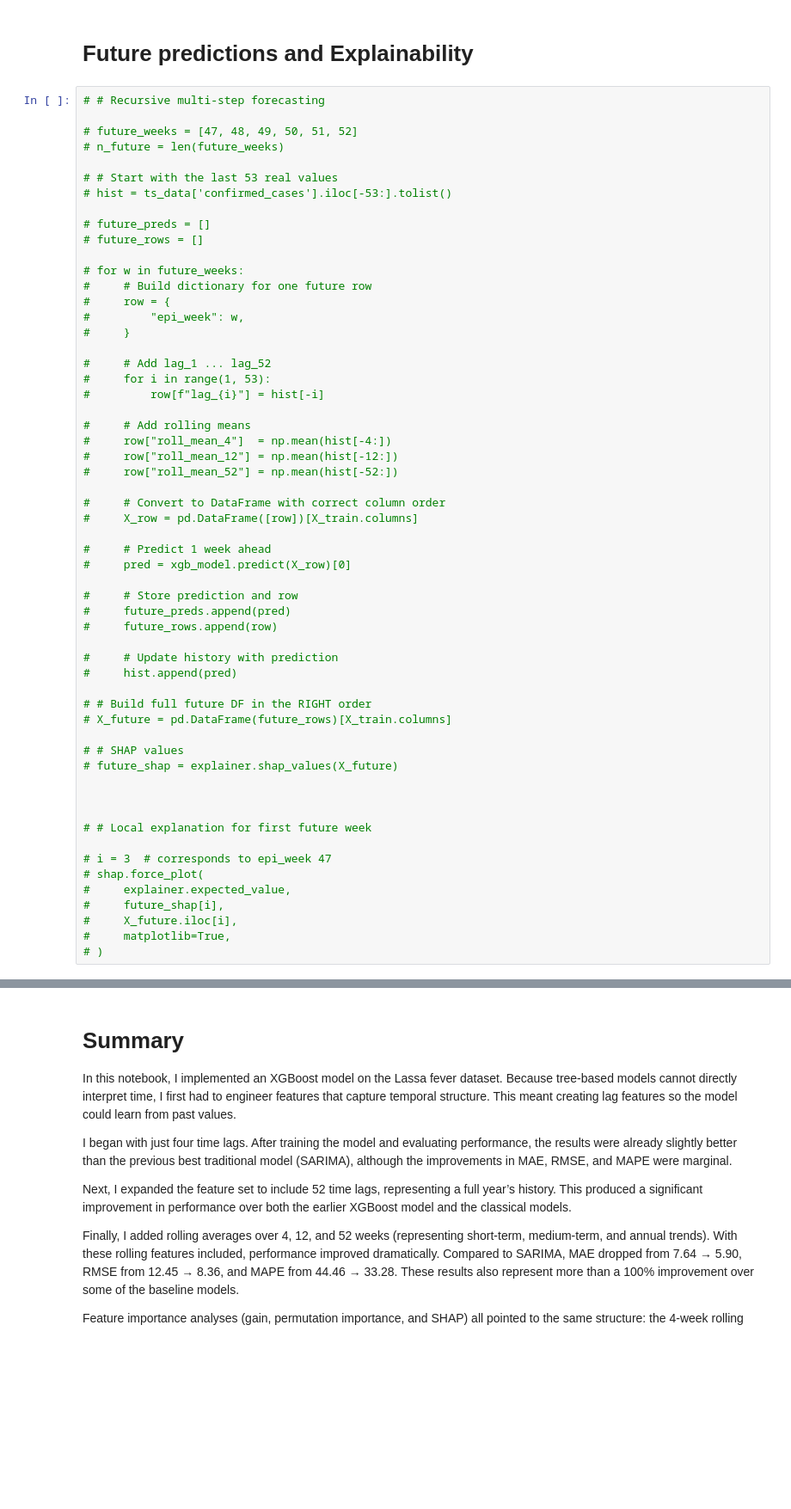
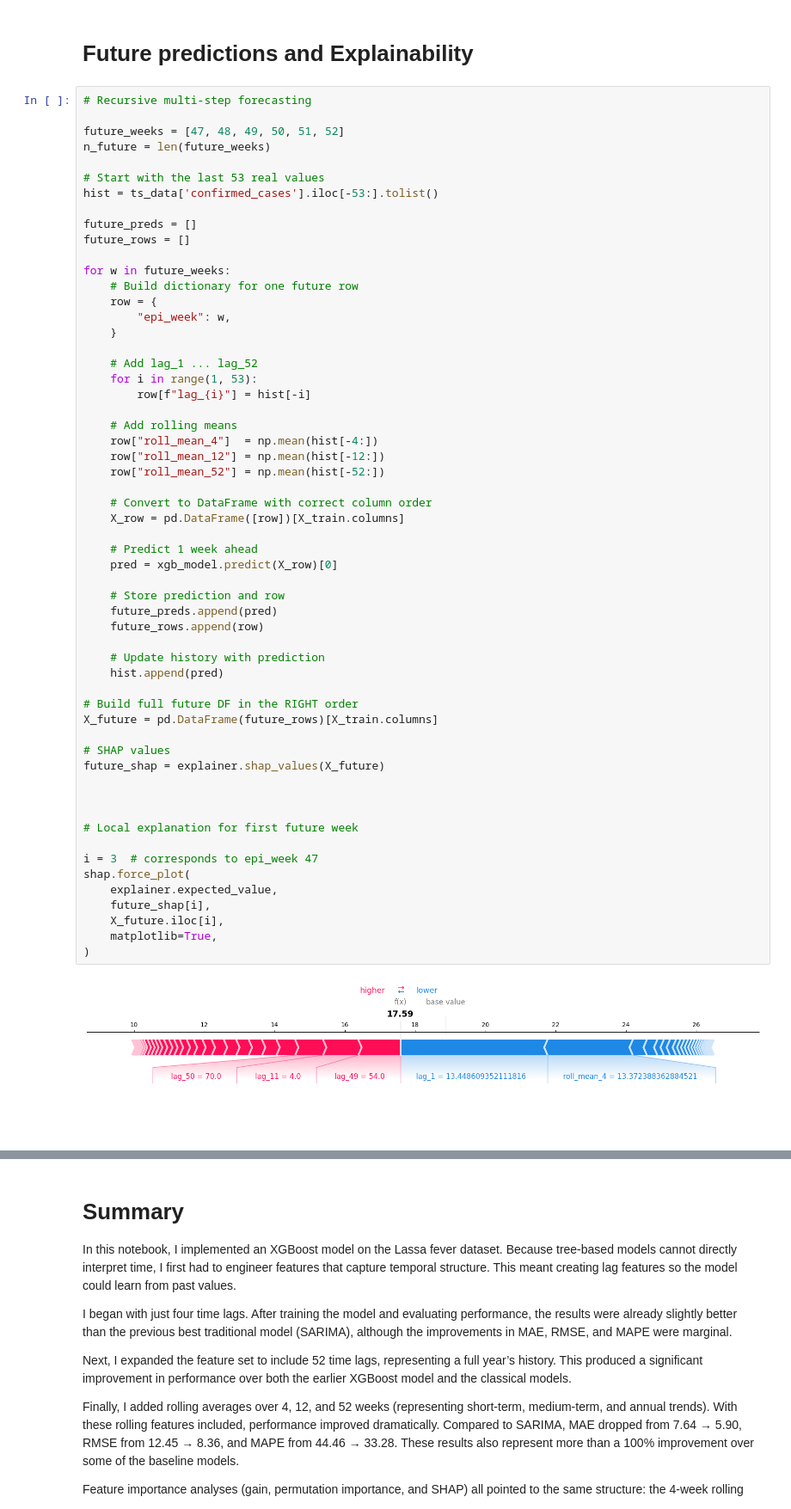
Before and after one commit to EmmanuelNiyi/Data-Driven-Surveillance-Lassa-Fever-Forecasting-for-Public-Health-Action, a Jupyter notebook: 5-machine-learnig-models.ipynb, the cells around one changed output, grey strips where cells are left out. Shown at 86% size. Saved outputs shown, nothing was run; the diff lists cells and outputs as text; blank space fills up the shorter version.

Commit message:
Kaggle Notebook | 5. Machine Learnig Models | Version 6

```diff
--- a/5-machine-learnig-models.ipynb
+++ b/5-machine-learnig-models.ipynb
@@ -296,59 +296,61 @@ Most influential SHAP feature: roll_mean_4
 # %% [markdown]
 # Future predictions and Explainability
 # %%
-# # Recursive multi-step forecasting
+# Recursive multi-step forecasting
 
-# future_weeks = [47, 48, 49, 50, 51, 52]
-# n_future = len(future_weeks)
+future_weeks = [47, 48, 49, 50, 51, 52]
+n_future = len(future_weeks)
 
-# # Start with the last 53 real values
-# hist = ts_data['confirmed_cases'].iloc[-53:].tolist()
+# Start with the last 53 real values
+hist = ts_data['confirmed_cases'].iloc[-53:].tolist()
 
-# future_preds = []
-# future_rows = []
+future_preds = []
+future_rows = []
 
-# for w in future_weeks:
-#     # Build dictionary for one future row
-#     row = {
-#         "epi_week": w,
-#     }
+for w in future_weeks:
+    # Build dictionary for one future row
+    row = {
+        "epi_week": w,
+    }
 
-#     # Add lag_1 ... lag_52
-#     for i in range(1, 53):
-#         row[f"lag_{i}"] = hist[-i]
+    # Add lag_1 ... lag_52
+    for i in range(1, 53):
+        row[f"lag_{i}"] = hist[-i]
 
-#     # Add rolling means
-#     row["roll_mean_4"]  = np.mean(hist[-4:])
-#     row["roll_mean_12"] = np.mean(hist[-12:])
-#     row["roll_mean_52"] = np.mean(hist[-52:])
+    # Add rolling means
+    row["roll_mean_4"]  = np.mean(hist[-4:])
+    row["roll_mean_12"] = np.mean(hist[-12:])
+    row["roll_mean_52"] = np.mean(hist[-52:])
 
-#     # Convert to DataFrame with correct column order
-#     X_row = pd.DataFrame([row])[X_train.columns]
+    # Convert to DataFrame with correct column order
+    X_row = pd.DataFrame([row])[X_train.columns]
 
-#     # Predict 1 week ahead
-#     pred = xgb_model.predict(X_row)[0]
+    # Predict 1 week ahead
+    pred = xgb_model.predict(X_row)[0]
 
-#     # Store prediction and row
-#     future_preds.append(pred)
-#     future_rows.append(row)
+    # Store prediction and row
+    future_preds.append(pred)
+    future_rows.append(row)
 
-#     # Update history with prediction
-#     hist.append(pred)
+    # Update history with prediction
+    hist.append(pred)
 
-# # Build full future DF in the RIGHT order
-# X_future = pd.DataFrame(future_rows)[X_train.columns]
+# Build full future DF in the RIGHT order
+X_future = pd.DataFrame(future_rows)[X_train.columns]
 
-# # SHAP values
-# future_shap = explainer.shap_values(X_future)
+# SHAP values
+future_shap = explainer.shap_values(X_future)
 
 
 
-# # Local explanation for first future week
+# Local explanation for first future week
 
-# i = 3  # corresponds to epi_week 47
-# shap.force_plot(
-#     explainer.expected_value,
-#     future_shap[i],
-#     X_future.iloc[i],
-#     matplotlib=True,
-# )
+i = 3  # corresponds to epi_week 47
+shap.force_plot(
+    explainer.expected_value,
+    future_shap[i],
+    X_future.iloc[i],
+    matplotlib=True,
+)
+# %% [output]
+[figure, added]
```
Also changed, not shown: parts of 4 cells of this notebook.
